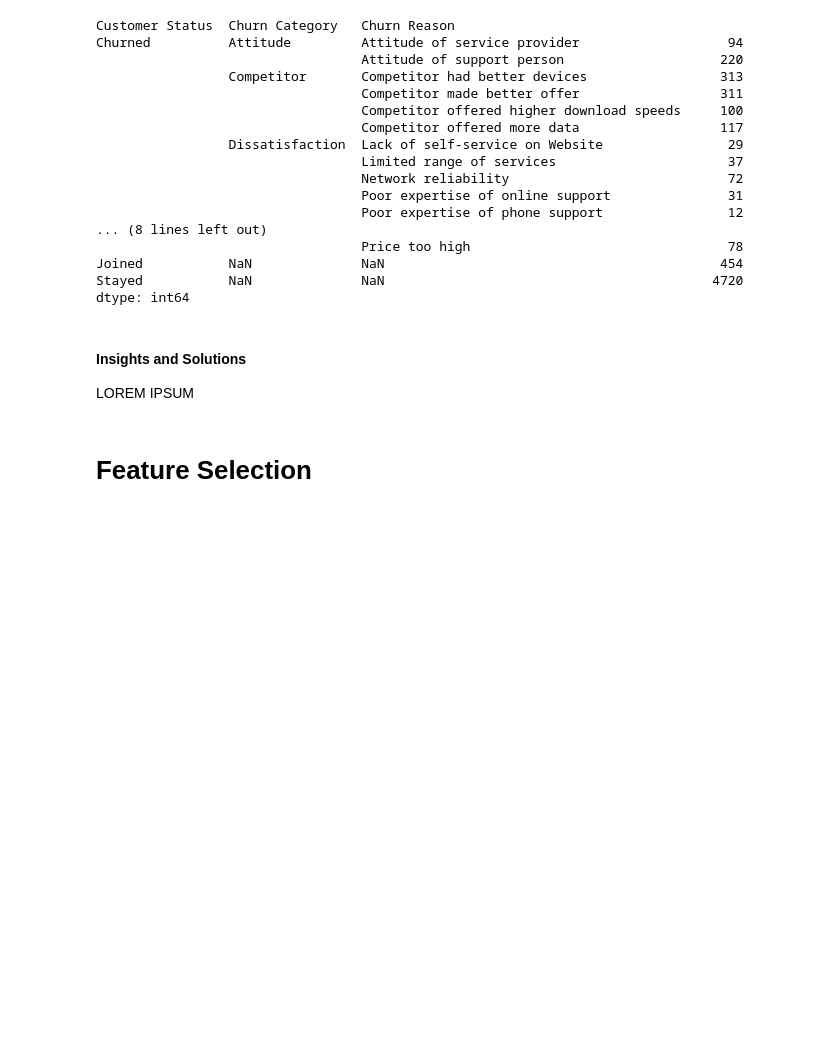
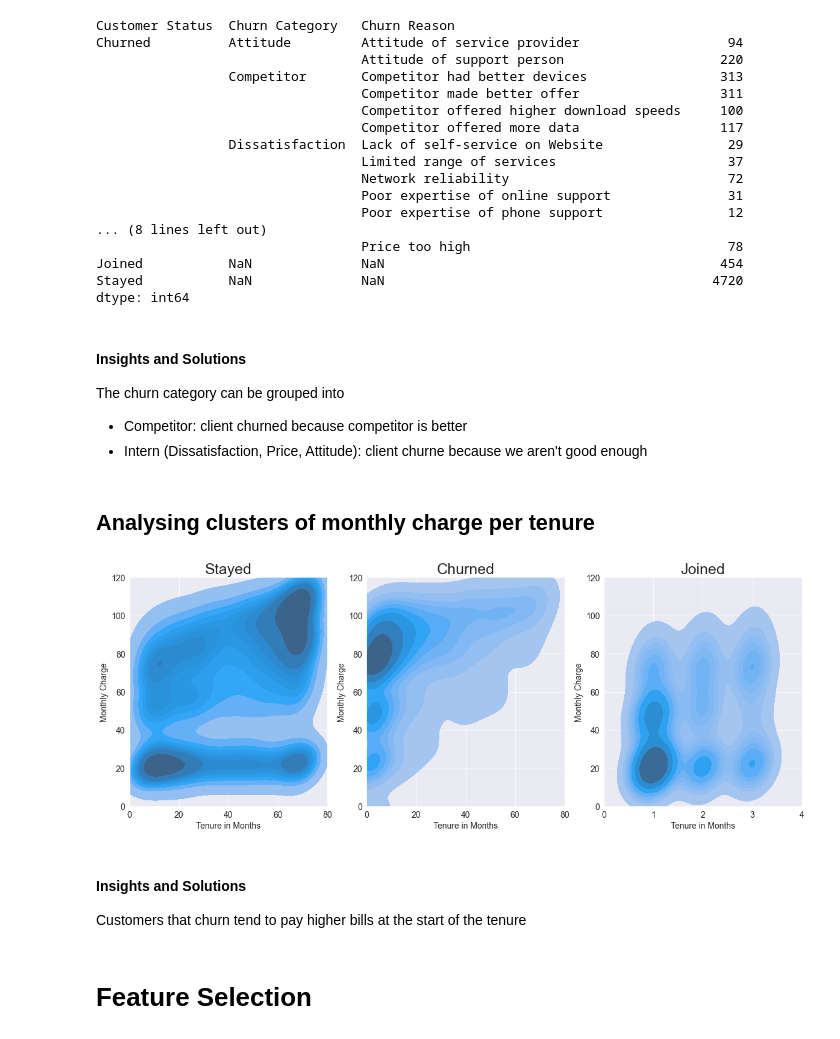
Before and after one commit to BreytMN/models-and-simulations, a Jupyter notebook: notebooks/machine_learning/classification/maven_churn_challenge/maven_churn_challenge.ipynb, the cells around one changed output. Drawn from its saved outputs; the diff is of its cells as text; code cells hidden in the pictures; blank space fills up the shorter version.

```diff
--- a/notebooks/machine_learning/classification/maven_churn_challenge/maven_churn_challenge.ipynb
+++ b/notebooks/machine_learning/classification/maven_churn_challenge/maven_churn_challenge.ipynb
@@ -303,4 +342,6 @@ dtype: int64
 # %% [markdown]
 #### Insights and Solutions
 
-LOREM IPSUM
+The churn category can be grouped into
+* Competitor: client churned because competitor is better
+* Intern (Dissatisfaction, Price, Attitude): client churne because we aren't good enough
@@ -312,2 +348,29 @@ y, y_encoder = encoding_labels(y)
+# %% [markdown]
+## Analysing clusters of monthly charge per tenure
+# %%
+fig, ax = plt.subplots(1, 3, figsize=(20, 7))
+
+for i, status in enumerate(df['Customer Status'].unique()):
+    sns.kdeplot(
+        data=df[df['Customer Status']==status],
+        x='Tenure in Months', y='Monthly Charge',
+        hue='Customer Status', fill=True, ax=ax[i]
+    )
+    ax[i].set_title(f'{status}', fontsize=25)
+    ax[i].set_ylim(0, 120)
+    ax[i].set_xlim(0, 80)
+    ax[i].get_legend().remove()
+    ax[i].tick_params(axis='x', labelsize=14)
+    ax[i].tick_params(axis='y', labelsize=14)
+    ax[i].set_xlabel('Tenure in Months', fontsize=14)
+    ax[i].set_ylabel('Monthly Charge', fontsize=14)
+
+ax[2].set_xlim(0, 4);
+# %% [output]
+[figure, added]
+# %% [markdown]
+#### Insights and Solutions
+
+Customers that churn tend to pay higher bills at the start of the tenure
 # %% [markdown]
 # Feature Selection
```
Also changed, not shown: parts of 41 cells of this notebook, 7 other files.
